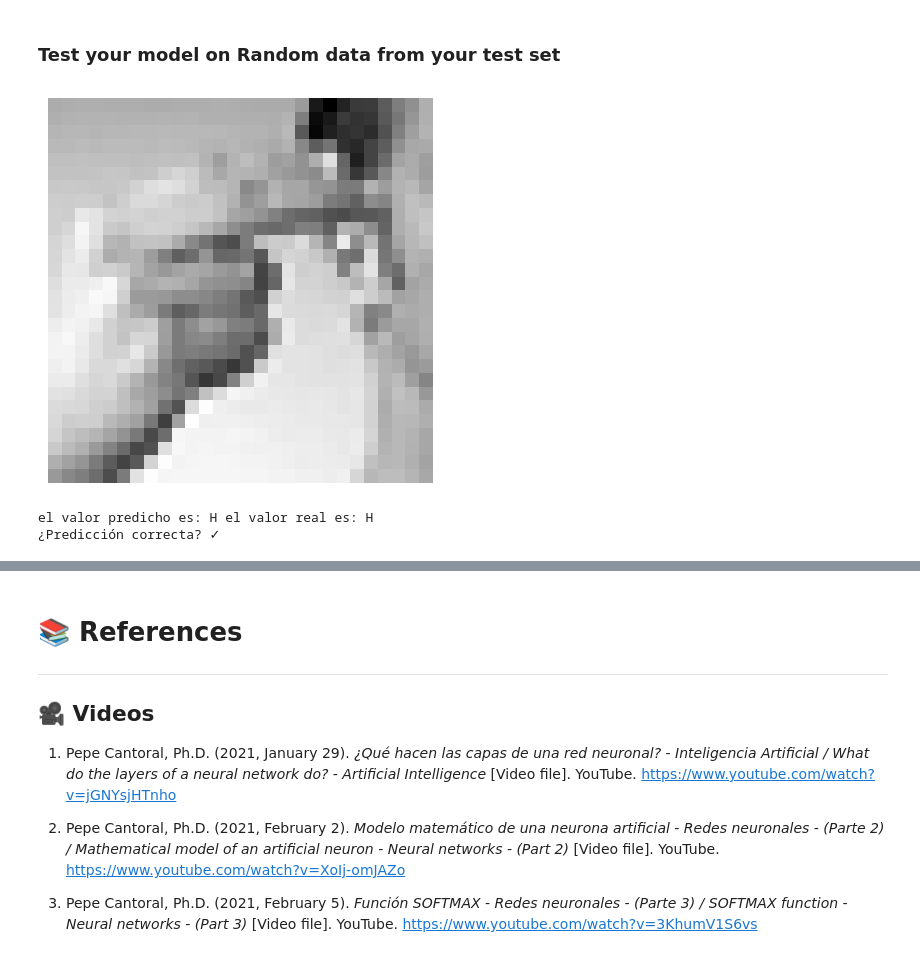
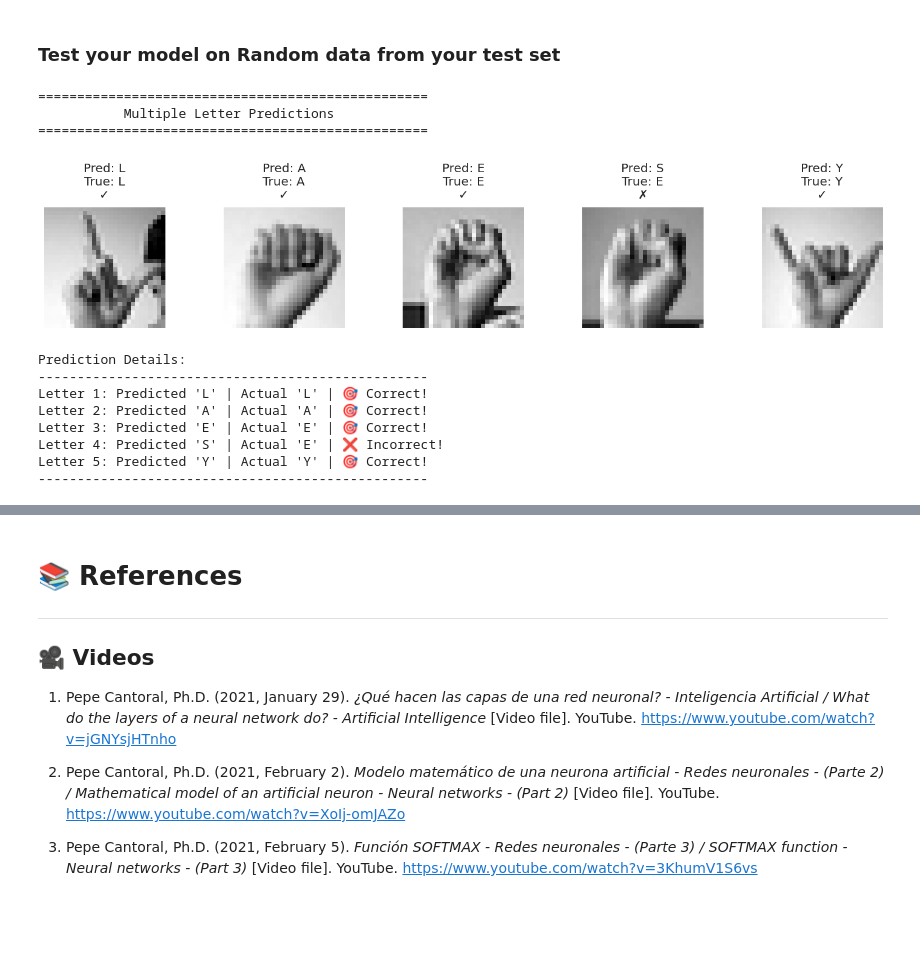
Before and after one commit to jrebull/MNA, a Jupyter notebook: TC4033_Activity1b_Team03.ipynb, the cells around one changed output, grey strips where cells are left out. Drawn from its saved outputs; the diff is of its cells as text; code cells hidden in the pictures; blank space fills up the shorter version.

```diff
--- a/TC4033_Activity1b_Team03.ipynb
+++ b/TC4033_Activity1b_Team03.ipynb
@@ -751,2 +748,0 @@ def create_minibatches(mb_size, x, y, shuffle = True):
-# %%
-class np_tensor(np.ndarray): pass
@@ -770,7 +748,0 @@ class Linear():
-# %%
-class ReLU():
-    def __call__(self, Z):
-        return np.maximum(0, Z)
-    def backward(self, Z, A):
-        Z.grad = A.grad.copy()
-        Z.grad[Z <= 0] = 0
@@ -890,5 +748,0 @@ def train(model, epochs, mb_size0.15=128, learning_rate = 1e-3):
-# %%
-model = Sequential_layers([Linear(784, 200), ReLU(), Linear(200, 200), ReLU(), Linear(200,24)])
-mb_size = 512
-learning_rate = 1e-4
-epochs = 200
@@ -946,12 +1538,58 @@ plt.show()
 # %% [markdown]
 ### Test your model on Random data from your test set
-# %%
-idx = np.random.randint(len(y_test))
-plot(x_test[idx].reshape(28,28))
-pred = model.predict(x_test[idx].reshape(-1, 1))
-print(f'el valor predicho es: {alphabet[pred].upper()} el valor real es: {alphabet[y_test[idx]].upper()}')
-print(f'¿Predicción correcta? {"✓" if pred == y_test[idx] else "✗"}')
-# %% [output]
-[figure, removed]
-el valor predicho es: H el valor real es: H
-¿Predicción correcta? ✓
+# %%
+print("\n" + "="*50)
+print("Multiple Letter Predictions".center(50))
+print("="*50 + "\n")
+
+# Create a figure for multiple predictions
+plt.figure(figsize=(15, 3))
+
+# Store indices for consistency
+indices = [np.random.randint(len(y_test)) for _ in range(5)]
+predictions = []
+actual_values = []
+
+# Make 5 predictions and show images
+for i, idx in enumerate(indices):
+    # Create subplot for each image
+    plt.subplot(1, 5, i+1)
+    plt.imshow(x_test[idx].reshape(28,28), cmap='gray')
+    plt.axis('off')
+
+    # Get prediction
+    pred = model.predict(x_test[idx].reshape(-1, 1))
+    predictions.append(pred)
+    actual_values.append(y_test[idx])
+
+    # Set title with prediction status
+    is_correct = pred == y_test[idx]
+    status_emoji = "✓" if is_correct else "✗"
+    plt.title(f'Pred: {alphabet[pred].upper()}\nTrue: {alphabet[y_test[idx]].upper()}\n{status_emoji}',
+              pad=10)
+
+plt.tight_layout()
+plt.show()
+
+# Print summary of predictions using the same indices
+print("\nPrediction Details:")
+print("-"*50)
+for i in range(5):
+    is_correct = predictions[i] == actual_values[i]
+    status = "🎯 Correct!" if is_correct else "❌ Incorrect!"
+    print(f"Letter {i+1}: Predicted '{alphabet[predictions[i]].upper()}' | "
+          f"Actual '{alphabet[actual_values[i]].upper()}' | {status}")
+print("-"*50 + "\n")
+# %% [output]
+==================================================
+           Multiple Letter Predictions
+==================================================
+[figure, added]
+Prediction Details:
+--------------------------------------------------
+Letter 1: Predicted 'L' | Actual 'L' | 🎯 Correct!
+Letter 2: Predicted 'A' | Actual 'A' | 🎯 Correct!
+Letter 3: Predicted 'E' | Actual 'E' | 🎯 Correct!
+Letter 4: Predicted 'S' | Actual 'E' | ❌ Incorrect!
+Letter 5: Predicted 'Y' | Actual 'Y' | 🎯 Correct!
+--------------------------------------------------
```
Also changed, not shown: parts of 49 cells of this notebook.
